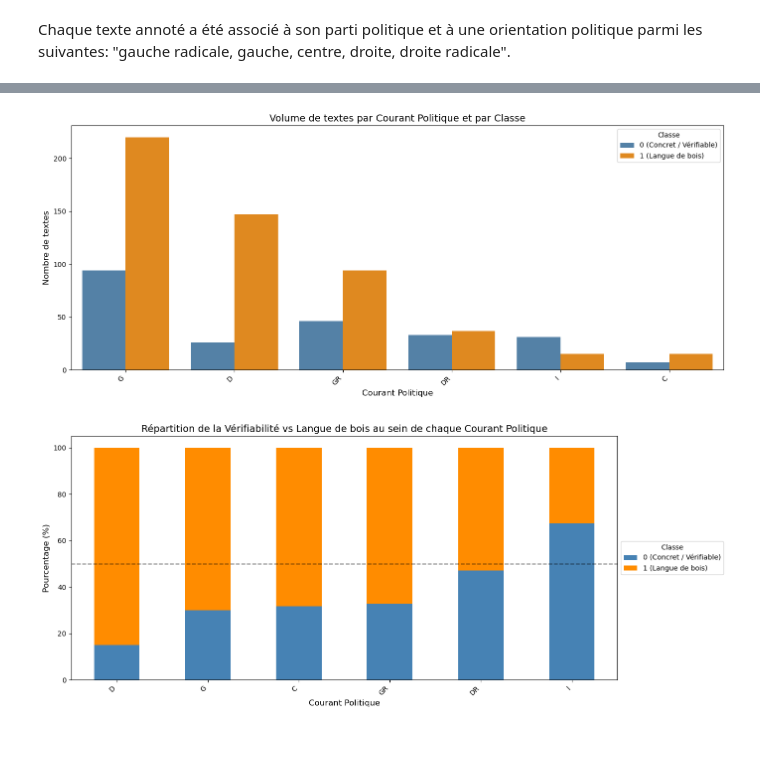
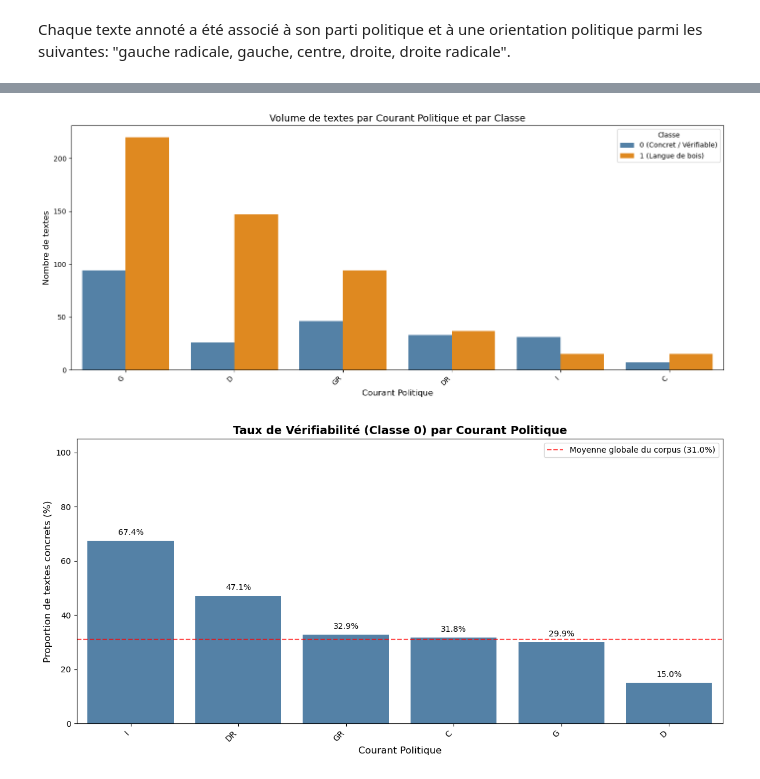
Before and after one commit to Julien-website/NLP_ENSAE_Project, a Jupyter notebook: notebook JL.ipynb, the cells around one changed output, grey strips where cells are left out. Drawn from its saved outputs; the diff is of its cells as text; code cells hidden in the pictures; blank space fills up the shorter version.

```diff
--- a/notebook JL.ipynb
+++ b/notebook JL.ipynb
@@ -576,50 +619,77 @@ ax1 = sns.countplot(
     palette=couleurs,
     order=df_train['Courant Politique'].value_counts().index # Trie du plus grand au plus petit courant
 )
 plt.title("Volume de textes par Courant Politique et par Classe", fontsize=14)
 plt.xlabel("Courant Politique", fontsize=12)
 plt.ylabel("Nombre de textes", fontsize=12)
 plt.legend(title='Classe', labels=labels_legend)
 plt.xticks(rotation=45, ha='right')
 plt.tight_layout()
 plt.show()
 
 
 # --- GRAPHIQUE 2 : Les Proportions Relatives (100% Stacked Bar Chart) ---
 # LE PLUS IMPORTANT : Mesure la propension à la langue de bois indépendamment du volume
 
 # 1. Calcul du tableau croisé dynamique avec normalisation par ligne ('index')
 cross_tab_prop = pd.crosstab(
     df_train['Courant Politique'],
     df_train['Label'],
     normalize='index'
 ) * 100 # Multiplié par 100 pour l'avoir en pourcentages
 
-# 2. Tri des courants par proportion de "Langue de bois" (Classe 1) décroissante
-# Cela rend le graphique beaucoup plus lisible et impactant
-cross_tab_prop = cross_tab_prop.sort_values(by=1, ascending=False)
 
-# 3. Création du graphique empilé
-ax2 = cross_tab_prop.plot(
-    kind='bar',
-    stacked=True,
-    figsize=(14, 6),
-    color=[couleurs[0], couleurs[1]]
+# 1. Calcul rigoureux du pourcentage de Classe 0 par courant politique
+taux_concret = (
+    df_train[df_train['Label'] == 0].groupby('Courant Politique').size() /
+    df_train.groupby('Courant Politique').size() * 100
+).fillna(0)
+
+# 2. Tri décroissant pour transformer le graphique en classement
+taux_concret = taux_concret.sort_values(ascending=False).reset_index(name='Pourcentage')
+
+# 3. Création du graphique en barres simples
+plt.figure(figsize=(12, 6))
+ax = sns.barplot(
+    data=taux_concret,
+    x='Courant Politique',
+    y='Pourcentage',
+    color='steelblue' # Conservation de ta couleur associée à la Classe 0
 )
 
-plt.title("Répartition de la Vérifiabilité vs Langue de bois au sein de chaque Courant Politique", fontsize=14)
-plt.ylabel("Pourcentage (%)", fontsize=12)
+# 4. Ajout des annotations (affichage du % exact au-dessus de chaque barre)
+for p in ax.patches:
+    ax.annotate(
+        f'{p.get_height():.1f}%',
+        (p.get_x() + p.get_width() / 2., p.get_height()),
+        ha='center',
+        va='bottom',
+        fontsize=10,
+        color='black',
+        xytext=(0, 5),
+        textcoords='offset points'
+    )
+
+# 5. Ajout de la moyenne globale du Train set comme ligne de référence (Baseline)
+moyenne_globale = (df_train['Label'] == 0).mean() * 100
+plt.axhline(
+    moyenne_globale,
+    color='red',
+    linestyle='--',
+    alpha=0.7,
+    label=f'Moyenne globale du corpus ({moyenne_globale:.1f}%)'
+)
+
+# Formatage final
+plt.title("Taux de Vérifiabilité (Classe 0) par Courant Politique", fontsize=14, fontweight='bold')
+plt.ylabel("Proportion de textes concrets (%)", fontsize=12)
 plt.xlabel("Courant Politique", fontsize=12)
+plt.xticks(rotation=45, ha='right')
+plt.ylim(0, 105) # Espace supplémentaire pour les annotations
+plt.legend()
+plt.tight_layout()
 
-# Amélioration de la légende pour la placer en dehors du graphique
-plt.legend(title='Classe', labels=labels_legend, loc='center left', bbox_to_anchor=(1.0, 0.5))
-
-# Ligne de référence à 50%
-plt.axhline(y=50, color='black', linestyle='--', alpha=0.5)
-
-plt.xticks(rotation=45, ha='right')
-plt.tight_layout()
 plt.show()
 # %% [output]
 [figure]
-[figure, old version]
+[figure, new version]
```
Also changed, not shown: parts of 23 cells of this notebook.
